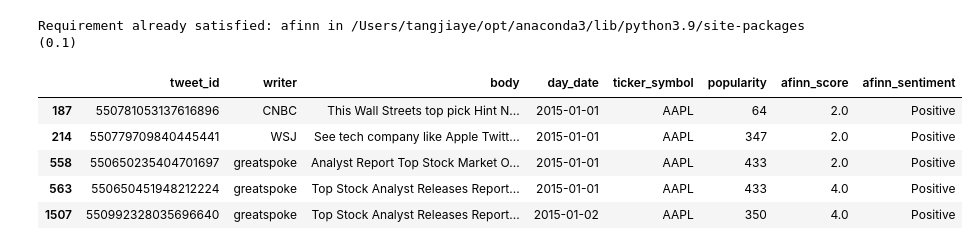
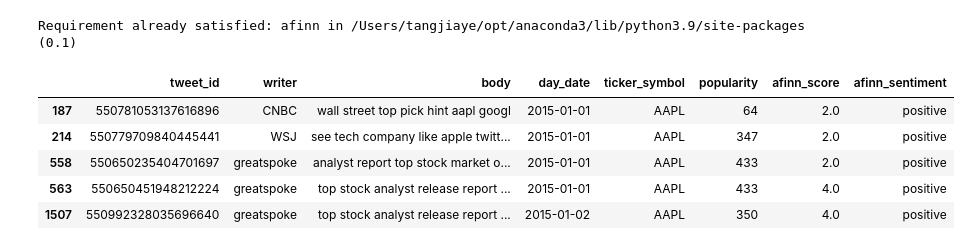
Before and after one commit to francestang1117/Sentiment-Analysis-of-Apple-company, a Jupyter notebook: code.ipynb, the cells around one changed output. Saved outputs shown, nothing was run; the diff lists cells and outputs as text; code cells hidden in the pictures.

```diff
--- a/code.ipynb
+++ b/code.ipynb
@@ -110,0 +109,3 @@ memory usage: 21.7+ MB
+# %%
+pd.options.display.max_colwidth = None
+tweet_cy['body'][:10]
@@ -122,15 +135,15 @@ def preprocessing(tweet):
     # remove URLs
     tweet = re.sub(r'https?://\S+|www\.\S+', '', tweet)
 
-    # remove hashtags, only remove '#' before hashtags
-    tweet = re.sub(r'#', '', tweet)
-
     #remove punctations
     tweet = re.sub(r'[^\w\s]', '', tweet)
 
     # remove single numbers
     tweet = re.sub(r'[0-9]', '', tweet)
 
+    # lower the words of tweets
+    tweet = tweet.lower()
+
     return tweet
 # %%
 # tokenization, remove stopwords and lemmatizing
@@ -139,6 +152,8 @@ from nltk import pos_tag, word_tokenize
 from nltk.corpus import stopwords, wordnet
 from nltk.stem import WordNetLemmatizer
 
+nltk.download('wordnet')
+nltk.download('omw-1.4')
 nltk.download('stopwords')
 nltk.download('punkt')
 nltk.download('averaged_perceptron_tagger')
@@ -155,7 +170,7 @@ def get_word_tag(tree_tag):
     elif tree_tag.startswith('R'):
         return wordnet.ADV
     else:
-        return None
+        return wordnet.NOUN
 
 lm = WordNetLemmatizer()
 def remove_stopwords(content):
@@ -168,7 +183,6 @@ def remove_stopwords(content):
             lemm.append(lm.lemmatize(token))
         else:
             lemm.append(lm.lemmatize(token, tag))
-    lemm = [w for w in lemm if w.isalpha()]
     lemm = [w for w in lemm if not w in stop_words]
 
     return ' '.join(lemm)
@@ -236,26 +327,26 @@ Name: body, dtype: object
 !pip install afinn
 # %% [output]
 Requirement already satisfied: afinn in /Users/tangjiaye/opt/anaconda3/lib/python3.9/site-packages (0.1)
+# %%
+def getAfinnSentiment(score):
+    if (score >= 2.0):
+        return 'positive'
+    elif (score < 2.0 and score > -2.0):
+        return 'neutral'
+    elif (score <= -2.0):
+        return 'negative'
 # %%
 from afinn import Afinn
 afinn = Afinn()
 
 tweet_test['afinn_score'] = tweet_test['body'].apply(lambda tweet: afinn.score(tweet))
 
-def getAfinnSentiment(score):
-    if (score >= 1.0):
-        return 'Positive'
-    elif (score < 1.0 and score > -1.0):
-        return 'Neutral'
-    elif (score <= -1.0):
-        return 'Negative'
-
 tweet_test['afinn_sentiment'] = tweet_test['afinn_score'].apply(lambda score: getAfinnSentiment(score))
 tweet_test.head()
 # %% [output]
 |  | tweet_id | writer | body | day_date | ticker_symbol | popularity | afinn_score | afinn_sentiment |
-| 187 | 550781053137616896 | CNBC | This Wall Streets top pick Hint N... | 2015-01-01 | AAPL | 64 | 2.0 | Positive |
-| 214 | 550779709840445441 | WSJ | See tech company like Apple Twitt... | 2015-01-01 | AAPL | 347 | 2.0 | Positive |
-| 558 | 550650235404701697 | greatspoke | Analyst Report Top Stock Market O... | 2015-01-01 | AAPL | 433 | 2.0 | Positive |
-| 563 | 550650451948212224 | greatspoke | Top Stock Analyst Releases Report... | 2015-01-01 | AAPL | 433 | 4.0 | Positive |
-| 1507 | 550992328035696640 | greatspoke | Top Stock Analyst Releases Report... | 2015-01-02 | AAPL | 350 | 4.0 | Positive |
+| 187 | 550781053137616896 | CNBC | wall street top pick hint aapl googl | 2015-01-01 | AAPL | 64 | 2.0 | positive |
+| 214 | 550779709840445441 | WSJ | see tech company like apple twitt... | 2015-01-01 | AAPL | 347 | 2.0 | positive |
+| 558 | 550650235404701697 | greatspoke | analyst report top stock market o... | 2015-01-01 | AAPL | 433 | 2.0 | positive |
+| 563 | 550650451948212224 | greatspoke | top stock analyst release report ... | 2015-01-01 | AAPL | 433 | 4.0 | positive |
+| 1507 | 550992328035696640 | greatspoke | top stock analyst release report ... | 2015-01-02 | AAPL | 350 | 4.0 | positive |
```
Also changed, not shown: parts of 56 cells of this notebook, 1 other file.
